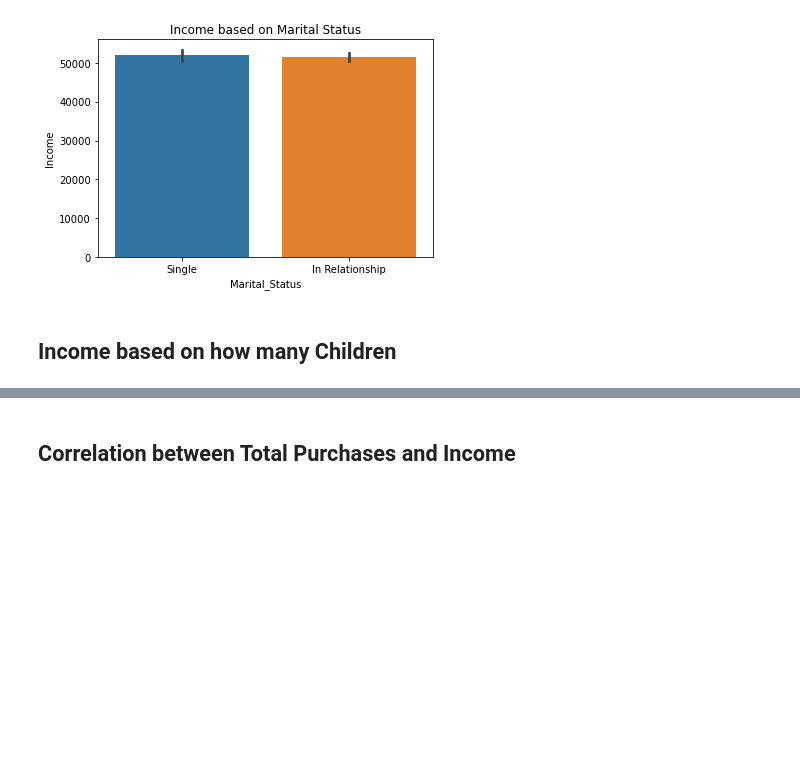
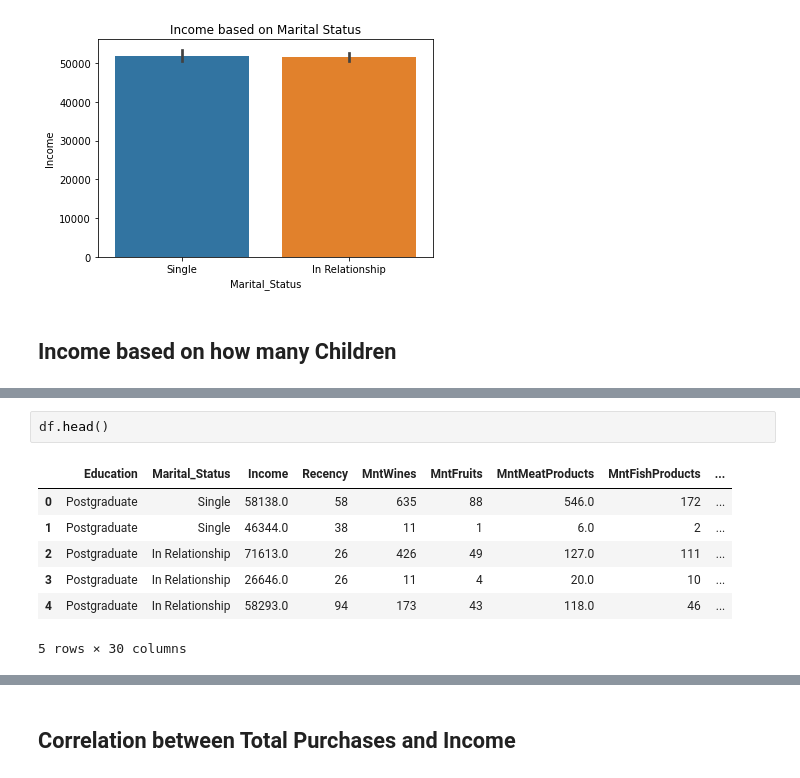
Before and after one commit to diazridzky/Customer-Personality-Segmentation, a Jupyter notebook: Customer_Personality.ipynb, the cells around one changed output, grey strips where cells are left out. Drawn from its saved outputs; the diff is of its cells as text; blank space fills up the shorter version.

```diff
--- a/Customer_Personality.ipynb
+++ b/Customer_Personality.ipynb
@@ -403,0 +403,10 @@ Text(0.5, 1.0, 'Income based on how many Children')
+# %%
+df.head()
+# %% [output]
+|  | Education | Marital_Status | Income | Recency | MntWines | MntFruits | MntMeatProducts | MntFishProducts | ... |
+| 0 | Postgraduate | Single | 58138.0 | 58 | 635 | 88 | 546.0 | 172 | ... |
+| 1 | Postgraduate | Single | 46344.0 | 38 | 11 | 1 | 6.0 | 2 | ... |
+| 2 | Postgraduate | In Relationship | 71613.0 | 26 | 426 | 49 | 127.0 | 111 | ... |
+| 3 | Postgraduate | In Relationship | 26646.0 | 26 | 11 | 4 | 20.0 | 10 | ... |
+| 4 | Postgraduate | In Relationship | 58293.0 | 94 | 173 | 43 | 118.0 | 46 | ... |
+5 rows × 30 columns
```
Also changed, not shown: parts of 6 cells of this notebook.
